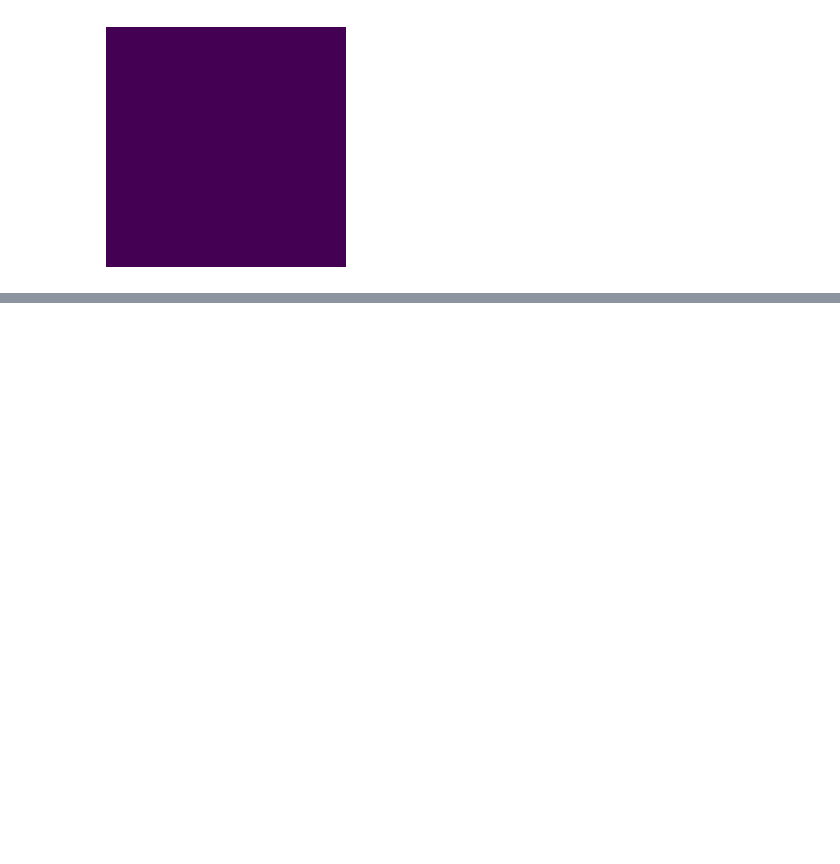
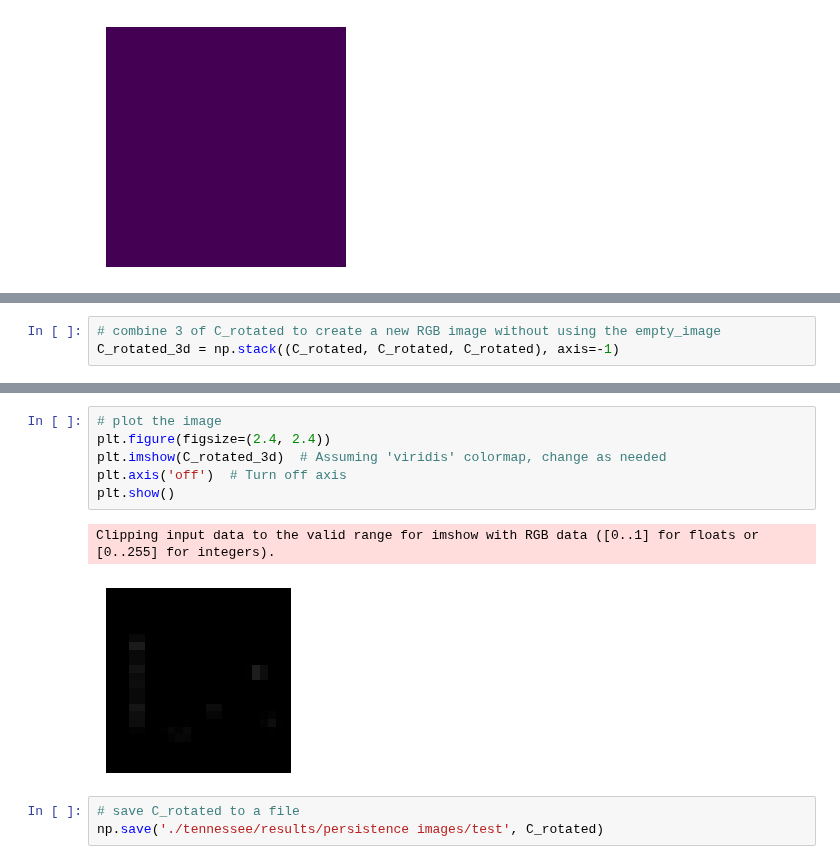
Before and after one commit to hashansl/opioid-risk-modeling, a Jupyter notebook: persistence image of small values.ipynb, the cells around one changed output, grey strips where cells are left out. Saved outputs shown, nothing was run; the diff lists cells and outputs as text; blank space fills up the shorter version.

```diff
--- a/persistence image of small values.ipynb
+++ b/persistence image of small values.ipynb
@@ -229,0 +254,3 @@ plt.show()
+# %%
+# combine 3 of C_rotated to create a new RGB image without using the empty_image
+C_rotated_3d = np.stack((C_rotated, C_rotated, C_rotated), axis=-1)
@@ -229,0 +261,12 @@ plt.show()
+# %%
+# plot the image
+plt.figure(figsize=(2.4, 2.4))
+plt.imshow(C_rotated_3d)  # Assuming 'viridis' colormap, change as needed
+plt.axis('off')  # Turn off axis
+plt.show()
+# %% [output]
+Clipping input data to the valid range for imshow with RGB data ([0..1] for floats or [0..255] for integers).
+[figure, added]
+# %%
+# save C_rotated to a file
+np.save('./tennessee/results/persistence images/test', C_rotated)
```
Also changed, not shown: parts of 9 cells of this notebook, 4 other files.
